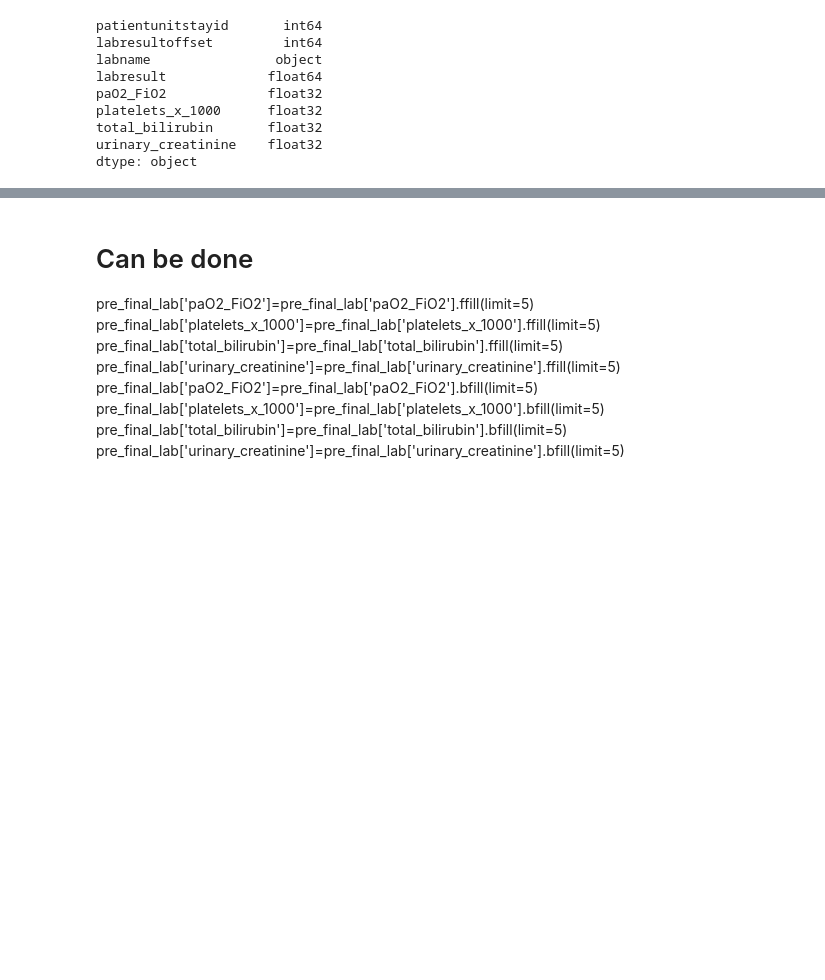
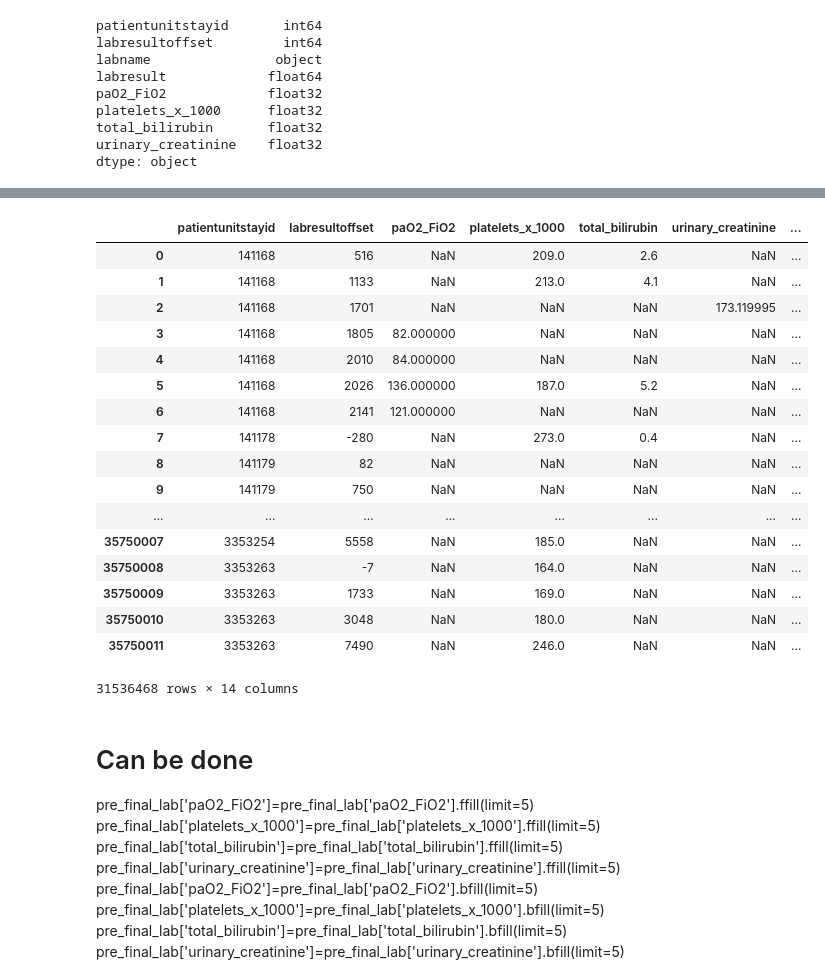
Before and after one commit to Ronet05/GSoC-CBMI-eICU, a Jupyter notebook: Labs ready.ipynb, the cells around one changed output, grey strips where cells are left out. Drawn from its saved outputs; the diff is of its cells as text; code cells hidden in the pictures; blank space fills up the shorter version.

```diff
--- a/Labs ready.ipynb
+++ b/Labs ready.ipynb
@@ -97,0 +162,47 @@ pre_final_lab.describe()
+# %%
+#Include SOFA scores
+
+labs_withO2.loc[(labs_withO2['platelets_x_1000'] >=150), 'SOFA_Coagulation'] = 0
+labs_withO2.loc[(labs_withO2['platelets_x_1000'] <150), 'SOFA_Coagulation'] = 1
+labs_withO2.loc[(labs_withO2['platelets_x_1000'] <100) , 'SOFA_Coagulation'] = 2
+labs_withO2.loc[(labs_withO2['platelets_x_1000'] <50), 'SOFA_Coagulation'] = 3
+labs_withO2.loc[(labs_withO2['platelets_x_1000'] <20), 'SOFA_Coagulation'] = 4
+
+labs_withO2.loc[(labs_withO2['total_bilirubin'] <1.2), 'SOFA_Liver'] = 0
+labs_withO2.loc[(labs_withO2['total_bilirubin'] >=1.2) & (labs_withO2['total_bilirubin'] <=1.9), 'SOFA_Liver'] = 1
+labs_withO2.loc[(labs_withO2['total_bilirubin'] >=2) & (labs_withO2['total_bilirubin'] <=5.9), 'SOFA_Liver'] = 2
+labs_withO2.loc[(labs_withO2['total_bilirubin'] >=6) & (labs_withO2['total_bilirubin'] <=11.9), 'SOFA_Liver'] = 3
+labs_withO2.loc[(labs_withO2['total_bilirubin'] >12), 'SOFA_Liver'] = 4
+
+labs_withO2.loc[(labs_withO2['paO2_FiO2'] >=400), 'SOFA_Respiration'] = 0
+labs_withO2.loc[(labs_withO2['paO2_FiO2'] <400), 'SOFA_Respiration'] = 1
+labs_withO2.loc[(labs_withO2['paO2_FiO2'] <300), 'SOFA_Respiration'] = 2
+labs_withO2.loc[((labs_withO2['paO2_FiO2'] <200) & (labs_withO2['nursingchartvalue'] =='ventilator')), 'SOFA_Respiration'] = 3
+labs_withO2.loc[((labs_withO2['paO2_FiO2'] <100) & (labs_withO2['nursingchartvalue'] =='ventilator')), 'SOFA_Respiration'] = 4
+
+labs_withO2.loc[((labs_withO2['creatinine'] >=0) & (labs_withO2['creatinine'] <=1.1)), 'SOFA_Renal'] = 0
+labs_withO2.loc[((labs_withO2['creatinine'] >=1.2) & (labs_withO2['creatinine'] <=1.9)), 'SOFA_Renal'] = 1
+labs_withO2.loc[((labs_withO2['creatinine'] >=2) & (labs_withO2['creatinine'] <=3.4)), 'SOFA_Renal'] = 2
+labs_withO2.loc[((labs_withO2['creatinine'] >=3.5) & (labs_withO2['creatinine'] <=4.9)) | (labs_withO2['urinary_creatinine'] <200), 'SOFA_Renal'] = 3
+labs_withO2.loc[(labs_withO2['creatinine'] >5) | (labs_withO2['urinary_creatinine'] <200), 'SOFA_Renal'] = 4
+# %%
+labs_withO2
+# %% [output]
+|  | patientunitstayid | labresultoffset | paO2_FiO2 | platelets_x_1000 | total_bilirubin | urinary_creatinine | ... |
+| 0 | 141168 | 516 | NaN | 209.0 | 2.6 | NaN | ... |
+| 1 | 141168 | 1133 | NaN | 213.0 | 4.1 | NaN | ... |
+| 2 | 141168 | 1701 | NaN | NaN | NaN | 173.119995 | ... |
+| 3 | 141168 | 1805 | 82.000000 | NaN | NaN | NaN | ... |
+| 4 | 141168 | 2010 | 84.000000 | NaN | NaN | NaN | ... |
+| 5 | 141168 | 2026 | 136.000000 | 187.0 | 5.2 | NaN | ... |
+| 6 | 141168 | 2141 | 121.000000 | NaN | NaN | NaN | ... |
+| 7 | 141178 | -280 | NaN | 273.0 | 0.4 | NaN | ... |
+| 8 | 141179 | 82 | NaN | NaN | NaN | NaN | ... |
+| 9 | 141179 | 750 | NaN | NaN | NaN | NaN | ... |
+| ... | ... | ... | ... | ... | ... | ... | ... |
+| 35750007 | 3353254 | 5558 | NaN | 185.0 | NaN | NaN | ... |
+| 35750008 | 3353263 | -7 | NaN | 164.0 | NaN | NaN | ... |
+| 35750009 | 3353263 | 1733 | NaN | 169.0 | NaN | NaN | ... |
+| 35750010 | 3353263 | 3048 | NaN | 180.0 | NaN | NaN | ... |
+| 35750011 | 3353263 | 7490 | NaN | 246.0 | NaN | NaN | ... |
+31536468 rows × 14 columns
```
Also changed, not shown: parts of 23 cells of this notebook, 1 other file.
